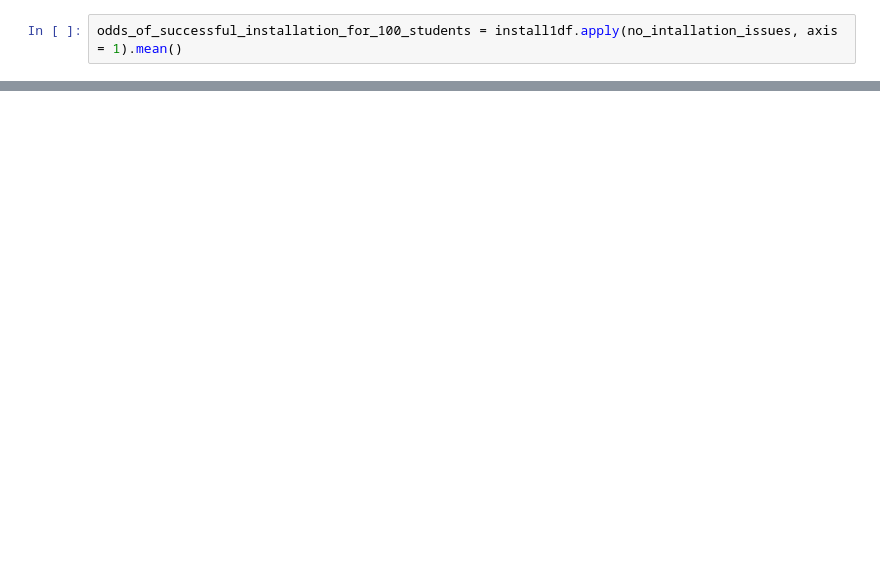
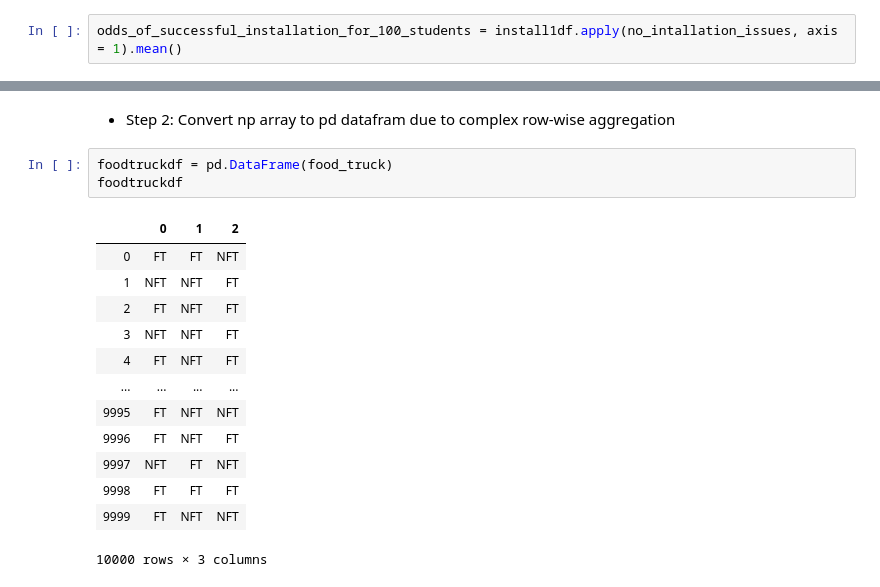
Before and after one commit to JadaShipp/statistics-exerrcises, a Jupyter notebook: simulation.ipynb, the cells around one changed output, grey strips where cells are left out. Cells and saved outputs as stored; diff of their text form; blank space fills up the shorter version.

```diff
--- a/simulation.ipynb
+++ b/simulation.ipynb
@@ -431,0 +452,19 @@ odds_of_successful_installation_for_100_students
+# %% [markdown]
+- Step 2: Convert np array to pd datafram due to complex row-wise aggregation
+# %%
+foodtruckdf = pd.DataFrame(food_truck)
+foodtruckdf
+# %% [output]
+|  | 0 | 1 | 2 |
+| 0 | FT | FT | NFT |
+| 1 | NFT | NFT | FT |
+| 2 | FT | NFT | FT |
+| 3 | NFT | NFT | FT |
+| 4 | FT | NFT | FT |
+| ... | ... | ... | ... |
+| 9995 | FT | NFT | NFT |
+| 9996 | FT | NFT | FT |
+| 9997 | NFT | FT | NFT |
+| 9998 | FT | FT | FT |
+| 9999 | FT | NFT | NFT |
+10000 rows × 3 columns
```
Also changed, not shown: parts of 47 cells of this notebook.
